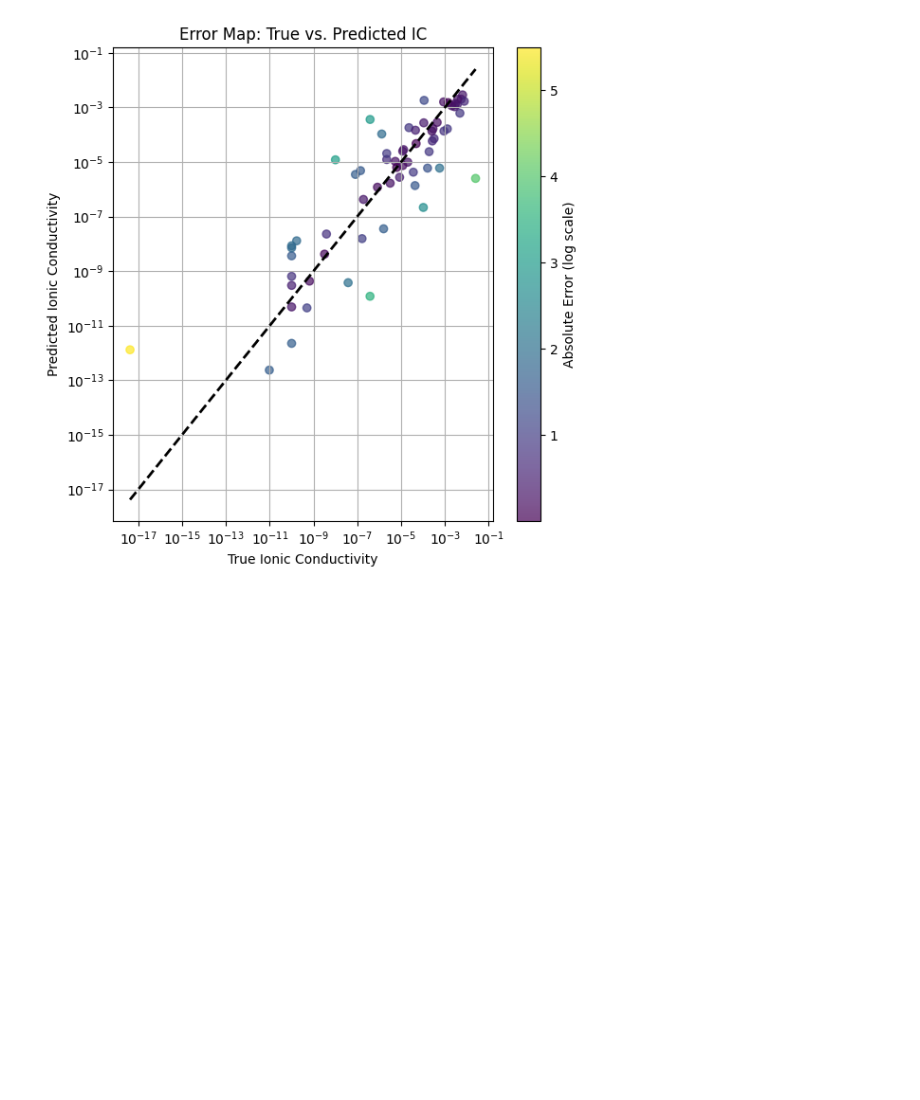
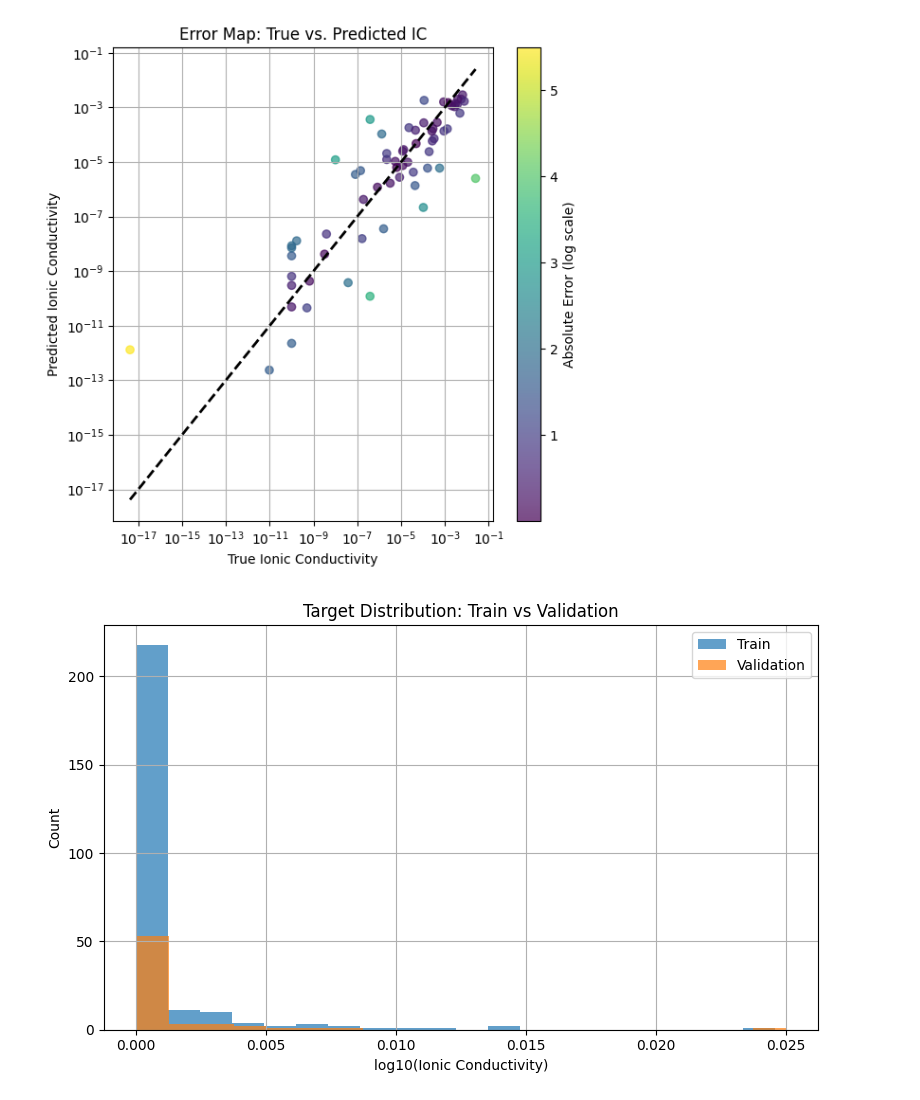
Before and after one commit to navin-ri/surrogate-DFT-ionic-conductivity, a Jupyter notebook: src/20250623_Li_migration/scripts/ic_bvse_xgb.ipynb, the cells around one changed output. Saved outputs shown, nothing was run; the diff lists cells and outputs as text; code cells hidden in the pictures; blank space fills up the shorter version.

```diff
--- a/src/20250623_Li_migration/scripts/ic_bvse_xgb.ipynb
+++ b/src/20250623_Li_migration/scripts/ic_bvse_xgb.ipynb
@@ -11,7 +11,7 @@ ic_log = np.log10(ic)
 
 # Data split
 ## custom binning
-bin_edges = [-np.inf,np.inf]
+bin_edges = [-np.inf,10, np.inf]
 y_bins = pd.cut(ic_log.values.flatten(), bins=bin_edges, labels=False)
 
 ## train-test
@@ -171,3 +171,36 @@ plt.tight_layout()
 plt.show()
 # %% [output]
 [figure]
+# %%
+# Multi-Sigma datasplit
+# Clean the column names
+cif.columns = (
+    cif.columns
+    .str.strip()
+    .str.replace('-', '_')
+    .str.replace(' ', '_')
+    .str.replace(r'[^A-Za-z0-9_]', '', regex=True)
+)
+
+input_train, input_val, output_train, output_val = train_test_split(cif, ic, test_size=0.2, random_state=42, stratify=y_bins)
+
+# Plot
+import matplotlib.pyplot as plt
+plt.figure(figsize=(8, 5))
+plt.hist(output_train, bins=20, alpha=0.7, label='Train', color='tab:blue')
+plt.hist(output_val, bins=20, alpha=0.7, label='Validation', color='tab:orange')
+plt.xlabel('log10(Ionic Conductivity)')
+plt.ylabel('Count')
+plt.title('Target Distribution: Train vs Validation')
+plt.legend()
+plt.grid(True)
+plt.tight_layout()
+plt.show()
+
+# save the split for Multi-Sigma task
+input_train.to_csv('/Users/navin/Library/CloudStorage/Dropbox-AIZOTH/研究/Navin/NIMS/surrogate-DFT-ionic-conductivity/src/20250623_Li_migration/data/multisigma/input_train.csv', index = False)
+input_val.to_csv('/Users/navin/Library/CloudStorage/Dropbox-AIZOTH/研究/Navin/NIMS/surrogate-DFT-ionic-conductivity/src/20250623_Li_migration/data/multisigma/input_val.csv', index = False)
+output_train.to_csv('/Users/navin/Library/CloudStorage/Dropbox-AIZOTH/研究/Navin/NIMS/surrogate-DFT-ionic-conductivity/src/20250623_Li_migration/data/multisigma/output_train.csv', index = False)
+output_val.to_csv('/Users/navin/Library/CloudStorage/Dropbox-AIZOTH/研究/Navin/NIMS/surrogate-DFT-ionic-conductivity/src/20250623_Li_migration/data/multisigma/output_val.csv', index = False)
+# %% [output]
+[figure, added]
```
Also changed, not shown: parts of 2 cells of this notebook, 2 other files.
